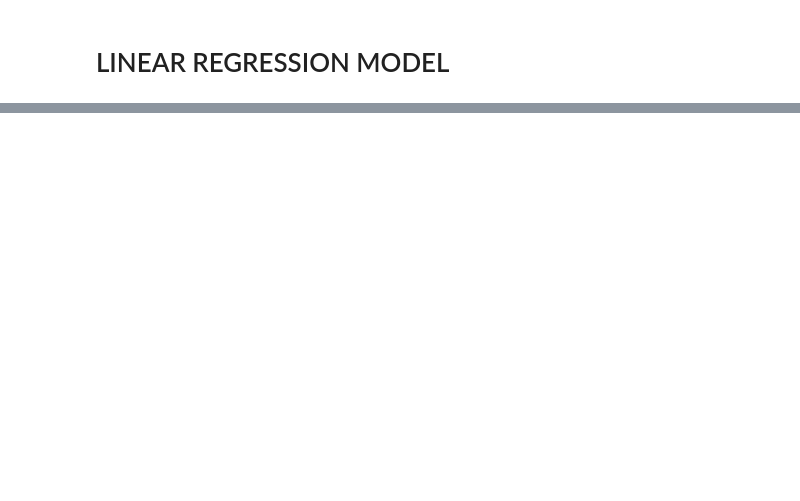
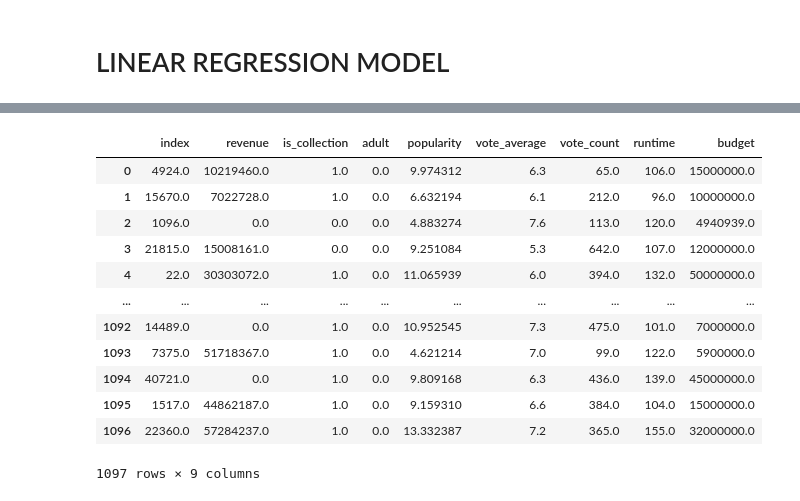
Before and after one commit to sangchoi93/ai_group_20, a Jupyter notebook: movie_dataset.ipynb, the cells around one changed output, grey strips where cells are left out. Saved outputs shown, nothing was run; the diff lists cells and outputs as text; code cells hidden in the pictures; blank space fills up the shorter version.

```diff
--- a/movie_dataset.ipynb
+++ b/movie_dataset.ipynb
@@ -163,6 +191,5 @@ y_predicted = regressor.predict(x_test)
 combined = np.concatenate((np.vstack((y_test)), x_test), axis=1)
 df_result = pd.DataFrame(data=combined, columns=df_movie_cleaned.columns)
 y_predicted = y_predicted.clip(min=0) # revenue can't be less than 0
-df_result['predicted_revenue'] = y_predicted.clip(min=0)
 
 # df_result['difference'] = np.absolute(df_result['predicted_revenue']-df_result['revenue'])/df_result['revenue']
@@ -247,0 +331,16 @@ df_result
+# %%
+df_result
+# %% [output]
+|  | index | revenue | is_collection | adult | popularity | vote_average | vote_count | runtime | budget |
+| 0 | 4924.0 | 10219460.0 | 1.0 | 0.0 | 9.974312 | 6.3 | 65.0 | 106.0 | 15000000.0 |
+| 1 | 15670.0 | 7022728.0 | 1.0 | 0.0 | 6.632194 | 6.1 | 212.0 | 96.0 | 10000000.0 |
+| 2 | 1096.0 | 0.0 | 0.0 | 0.0 | 4.883274 | 7.6 | 113.0 | 120.0 | 4940939.0 |
+| 3 | 21815.0 | 15008161.0 | 0.0 | 0.0 | 9.251084 | 5.3 | 642.0 | 107.0 | 12000000.0 |
+| 4 | 22.0 | 30303072.0 | 1.0 | 0.0 | 11.065939 | 6.0 | 394.0 | 132.0 | 50000000.0 |
+| ... | ... | ... | ... | ... | ... | ... | ... | ... | ... |
+| 1092 | 14489.0 | 0.0 | 1.0 | 0.0 | 10.952545 | 7.3 | 475.0 | 101.0 | 7000000.0 |
+| 1093 | 7375.0 | 51718367.0 | 1.0 | 0.0 | 4.621214 | 7.0 | 99.0 | 122.0 | 5900000.0 |
+| 1094 | 40721.0 | 0.0 | 1.0 | 0.0 | 9.809168 | 6.3 | 436.0 | 139.0 | 45000000.0 |
+| 1095 | 1517.0 | 44862187.0 | 1.0 | 0.0 | 9.159310 | 6.6 | 384.0 | 104.0 | 15000000.0 |
+| 1096 | 22360.0 | 57284237.0 | 1.0 | 0.0 | 13.332387 | 7.2 | 365.0 | 155.0 | 32000000.0 |
+1097 rows × 9 columns
```
Also changed, not shown: parts of 9 cells of this notebook.
